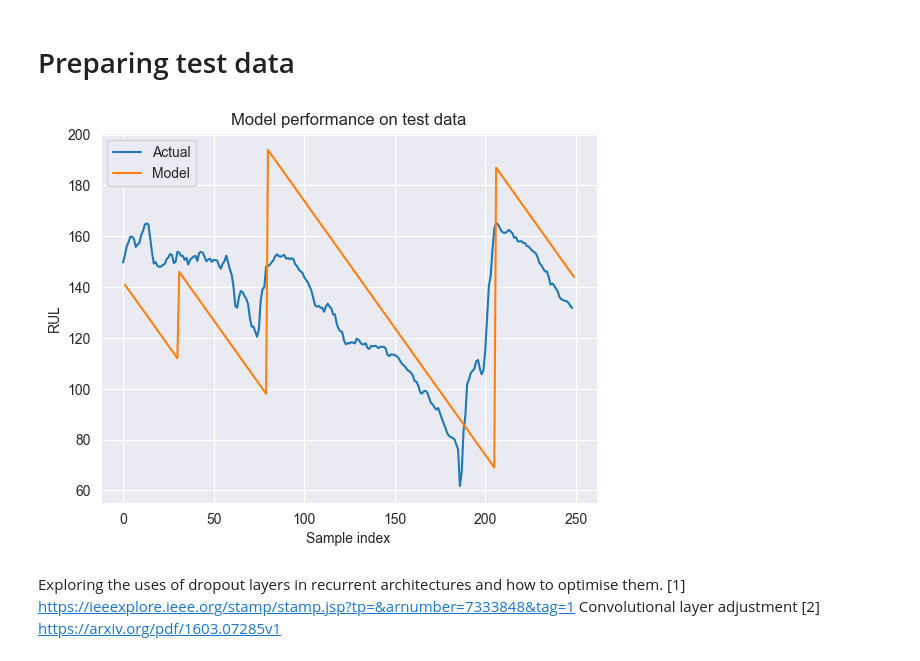
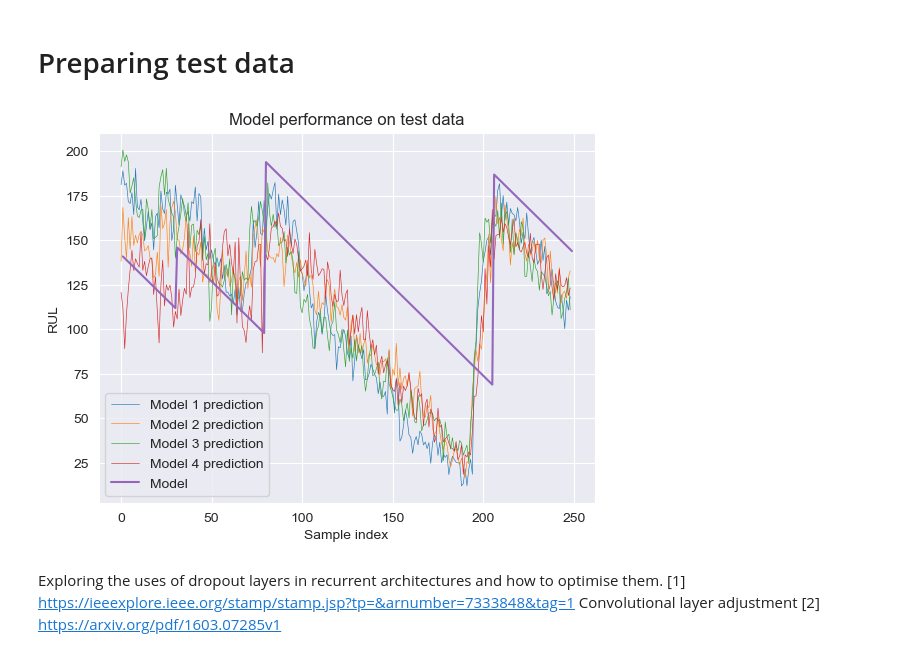
Before and after one commit to Changtze/JetEnginePMH, a Jupyter notebook: lstm_kfold.ipynb, the cells around one changed output. Saved outputs shown, nothing was run; the diff lists cells and outputs as text; code cells hidden in the pictures.

Commit message:
k-fold not useful right now
k-fold testing shows the models largely follow the same (incorrect) trend.

focusing on optimising hyperparameters and tuning architecture to achieve higher accuracy

```diff
--- a/lstm_kfold.ipynb
+++ b/lstm_kfold.ipynb
@@ -185,5 +185,5 @@ a.shape  # (rows, sequence length, feature count)
 # %%
-x_train, x_val, y_train, y_val = train_test_split(a, b, test_size=0.25, random_state=42)
+x_train, x_val, y_train, y_val = train_test_split(a, b, test_size=0.2, random_state=42)
 
 train_dataset = TensorDataset(torch.tensor(x_train).float(),
                               torch.tensor(y_train).float().unsqueeze(1))
@@ -307,18 +292,19 @@ def eval_model(val_loader, model, criterion):
             loss = criterion(outputs, targets)
             val_loss += loss.item() * data.size(0)
     return val_loss / len(val_loader.dataset)
-# %%
-model_filename = 'LSTM_model_kfold.pt'
-#model_path = f'E:/CMAPSS/code/tft_new_2_311/{model_filename}'
-model_path = f'D:/DataScience/CMAPSS/code/tft_new_311/{model_filename}'
 # %%
-epochs = 150
+epochs = 40
 # K-Fold cross validation because the data is noisy
-kf = KFold(n_splits=7, shuffle=True, random_state=42)
+n_splits = 5
+kf = KFold(n_splits=n_splits, shuffle=True, random_state=42)
 fold_results = []
 
 for fold, (train_idx, val_idx) in enumerate(kf.split(x_train)):
     print(f"Fold {fold + 1}")
+
+    model_filename = f'LSTM_model_kfold{fold}.pt'
+    #model_path = f'E:/CMAPSS/code/tft_new_2_311/{model_filename}'
+    model_path = f'D:/DataScience/CMAPSS/code/tft_new_311/{model_filename}'
 
     # Sub-DataLoaders for train and validation splits
     train_subsampler = Subset(train_dataset, train_idx)
@@ -329,11 +315,12 @@ for fold, (train_idx, val_idx) in enumerate(kf.split(x_train)):
 
     Model = DamagePropagationLSTM(feature_count, out_dim).to(device)
     criterion = nn.MSELoss()
-    optimizer = torch.optim.Adam(Model.parameters(), lr=0.001, weight_decay=0.001)
+    optimizer = torch.optim.Adam(Model.parameters(), lr=0.001, weight_decay=0.005)
+    scheduler = torch.optim.lr_scheduler.ReduceLROnPlateau(optimizer, 'min')
 
-    model1 = train_model(Model, criterion, optimizer,
+    model1 = train_model(Model, criterion, optimizer, scheduler,
                         train_loader, val_loader, num_epochs=epochs,
-                        patience=30, filename=model_filename)
+                        patience=15, filename=model_filename)
     val_loss = eval_model(val_loader, Model, criterion)
     print(f"Validation loss for fold {fold + 1}: {val_loss}")
     fold_results.append(val_loss)
@@ -365,3 +353,11 @@ print(f"Average validation loss across folds: {avg_val_loss}")
+# %%
+# Preparing an ensemble of models
+models = []
+for split in range(n_splits-1):
+    model_path = f'E:/ML/NeurIPS2024/pmh/LSTM_model_kfold{split}.pt'
+    Model = DamagePropagationLSTM(feature_count, out_dim).to(device)
+    Model.load_state_dict(torch.load(model_path))
+    models.append(Model)
 # %%
 ModelTest = DamagePropagationLSTM(feature_count, out_dim).to(device)
 ModelTest.load_state_dict(torch.load(model_path))
@@ -420,18 +429,23 @@ test_cols = list(FD001_test.columns[:-1])
 x_test = create_training_sequence(FD001_test, sequence_length, test_cols)
 x_test_tensor = torch.tensor(x_test).float().to(device)
 # %%
-ModelTest.eval()
-with torch.no_grad():
-    y_test_pred = ModelTest(x_test_tensor)
+# Preparing data for training evaluation
+predictions = []
 
-y_test_pred = torch.Tensor.cpu(y_test_pred)
+for model in models:
+    with torch.no_grad():
+        y_test_pred = model(x_test_tensor)
+        y_test_pred = torch.Tensor.cpu(y_test_pred)
+        predictions.append(y_test_pred)
 
-plt.plot(y_test_pred[1:250], label='Actual')
+for pred in range(len(predictions)):
+    plt.plot(predictions[pred][1:250], label=f'Model {pred + 1} prediction', linewidth=0.45)
+
 plt.plot(FD001_test['RUL'][1:250], label='Model')
 plt.xlabel('Sample index')
 plt.ylabel('RUL')
 plt.title("Model performance on test data")
 plt.legend()
 plt.show()
 # %% [output]
-[figure, old version]
+[figure, new version]
```
Also changed, not shown: parts of 17 cells of this notebook, 1 other file.
